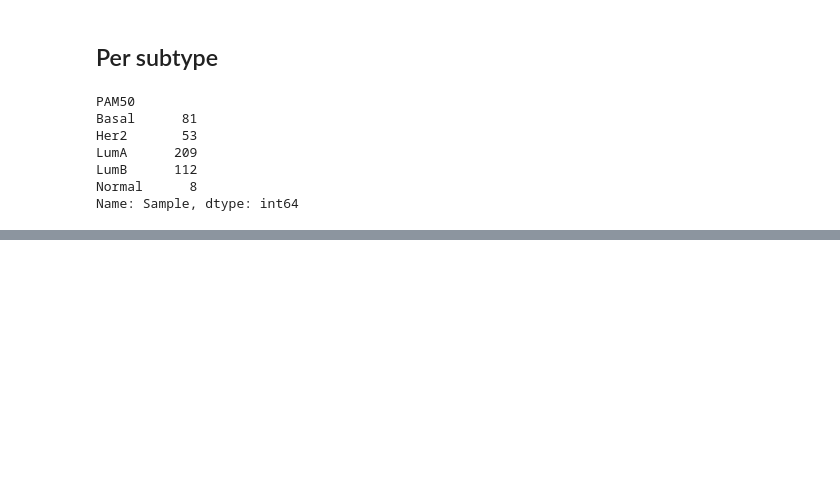
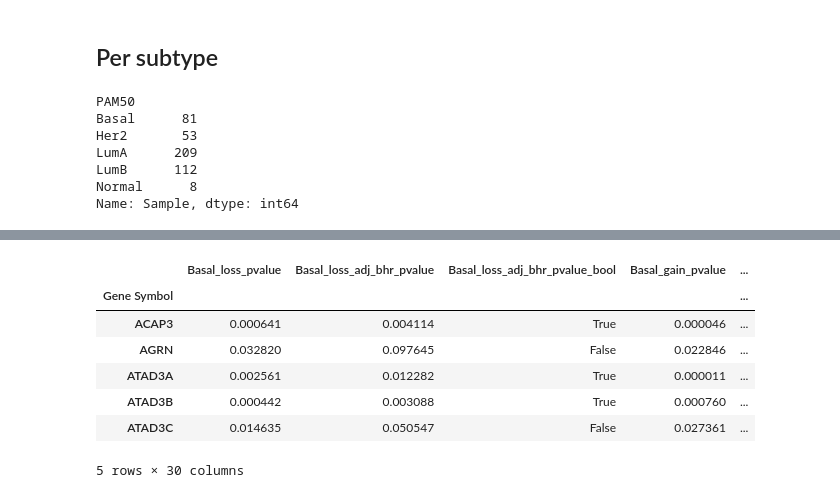
Before and after one commit to inodb/notebooks, a Jupyter notebook: stats/tcga-copy-number-regulated/copy_number_regulation.ipynb, the cells around one changed output, grey strips where cells are left out. Saved outputs shown, nothing was run; the diff lists cells and outputs as text; code cells hidden in the pictures; blank space fills up the shorter version.

Commit message:
Add subtypes calculation

```diff
--- a/stats/tcga-copy-number-regulated/copy_number_regulation.ipynb
+++ b/stats/tcga-copy-number-regulated/copy_number_regulation.ipynb
@@ -58,8 +58,14 @@ def split_groups(t, threshold):
     # check group size
     if min(len(x), len(y)) < 0.10 * max(len(x), len(y)):
         return 1
+    # scipy doc says Mann-Witney U should have more than 20 samples in x and y
+    elif min(len(x), len(y)) <= 20:
+        return 1
     # check if there is actual expression
     elif x.sum() + y.sum() < 1:
+        return 1
+    # check that the direction of the expression is similar to CNV
+    elif x.mean() >= y.mean():
         return 1
     else:
         # perform Mann-Witney U-test, also call Wilcoxon rank sum test (not to be confused with Wilcoxon signed rank test)
@@ -182,4 +188,4 @@ LumB      112
 Normal      8
 Name: Sample, dtype: int64
 # %%
-{g[0]:g[1].Sample for g in tcga.groupby("PAM50")}
+subtypes = {g[0]:g[1].Sample.apply(lambda x: x[:-1]) for g in tcga.groupby("PAM50")}
@@ -203,0 +192,15 @@ Name: Sample, dtype: int64
+# %%
+%%time
+# create data frame to hold p values per subtype
+cn_reg = pd.DataFrame(index=cn.index)
+for k in subtypes:
+    # loss
+    cn_reg[k + "_loss_pvalue"] = cn.ix[:,subtypes[k]].apply(split_groups, axis=1, args=(0,))
+    bh_res = multipletests(cn_reg[k + "_loss_pvalue"], alpha=0.05, method="fdr_bh")
+    cn_reg[k + "_loss_adj_bhr_pvalue"] = bh_res[1]
+    cn_reg[k + "_loss_adj_bhr_pvalue_bool"] = bh_res[0]
+    # gain
+    cn_reg[k + "_gain_pvalue"] = cn.ix[:,subtypes[k]].apply(split_groups, axis=1, args=(1,))
+    bh_res = multipletests(cn_reg[k + "_gain_pvalue"], alpha=0.05, method="fdr_bh")
+    cn_reg[k + "_gain_adj_bhr_pvalue"] = bh_res[1]
+    cn_reg[k + "_gain_adj_bhr_pvalue_bool"] = bh_res[0]
@@ -203,0 +210,11 @@ Name: Sample, dtype: int64
+# %%
+cn_reg.head()
+# %% [output]
+|  | Basal_loss_pvalue | Basal_loss_adj_bhr_pvalue | Basal_loss_adj_bhr_pvalue_bool | Basal_gain_pvalue | ... |
+| Gene Symbol |  |  |  |  | ... |
+| ACAP3 | 0.000641 | 0.004114 | True | 0.000046 | ... |
+| AGRN | 0.032820 | 0.097645 | False | 0.022846 | ... |
+| ATAD3A | 0.002561 | 0.012282 | True | 0.000011 | ... |
+| ATAD3B | 0.000442 | 0.003088 | True | 0.000760 | ... |
+| ATAD3C | 0.014635 | 0.050547 | False | 0.027361 | ... |
+5 rows × 30 columns
```
Also changed, not shown: parts of 4 cells of this notebook.
